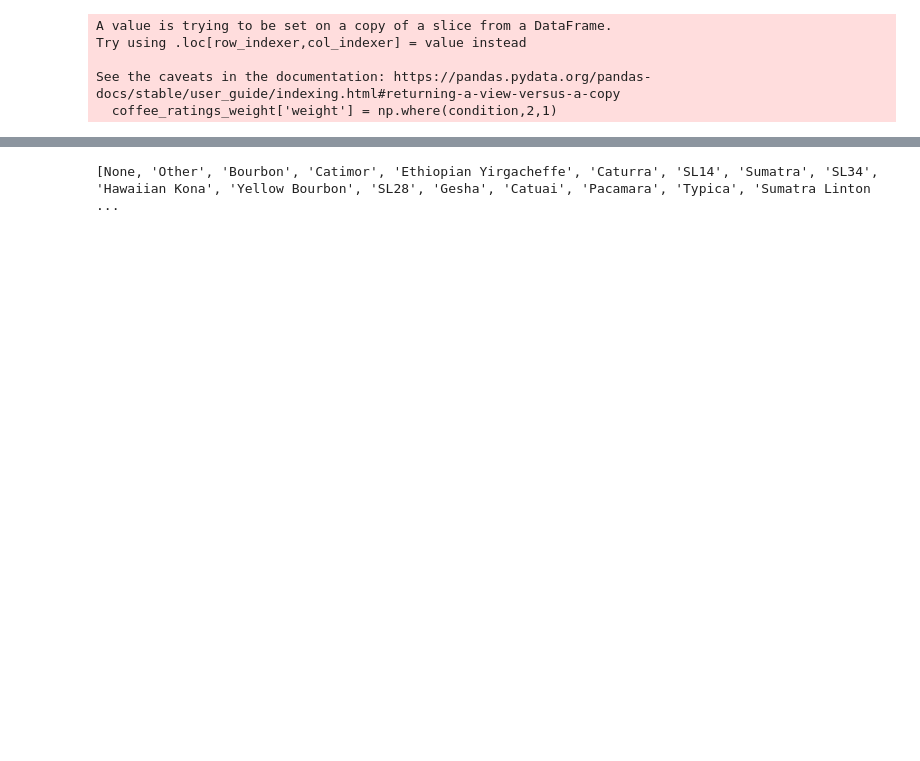
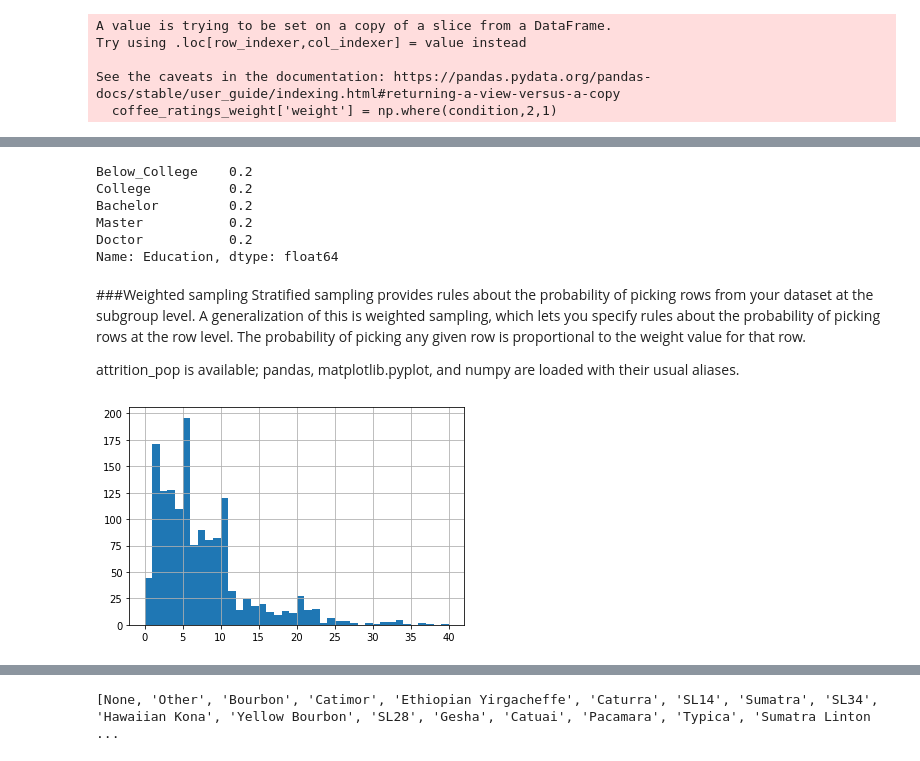
Before and after one commit to TinChung41/Google_Colab_DataCamp_Data_Analyst, a Jupyter notebook: Sampling in Python/Sampling_in_Python_2_Sampling_Methods.ipynb, the cells around one changed output, grey strips where cells are left out. Drawn from its saved outputs; the diff is of its cells as text; code cells hidden in the pictures; blank space fills up the shorter version.

```diff
--- a/Sampling in Python/Sampling_in_Python_2_Sampling_Methods.ipynb
+++ b/Sampling in Python/Sampling_in_Python_2_Sampling_Methods.ipynb
@@ -196,0 +316,28 @@ Name: country_of_origin, dtype: float64
+# %%
+# Get 30 employees from each Education group
+attrition_eq = attrition_pop.groupby('Education')\
+	.sample(n=30, random_state=2022)
+
+# Get the proportions from attrition_eq
+education_counts_eq = attrition_eq['Education'].value_counts(normalize=True)
+
+# Print the results
+print(education_counts_eq)
+# %% [output]
+Below_College    0.2
+College          0.2
+Bachelor         0.2
+Master           0.2
+Doctor           0.2
+Name: Education, dtype: float64
+# %% [markdown]
+###Weighted sampling
+Stratified sampling provides rules about the probability of picking rows from your dataset at the subgroup level. A generalization of this is weighted sampling, which lets you specify rules about the probability of picking rows at the row level. The probability of picking any given row is proportional to the weight value for that row.
+
+attrition_pop is available; pandas, matplotlib.pyplot, and numpy are loaded with their usual aliases.
+# %%
+# Plot YearsAtCompany from attrition_pop as a histogram
+attrition_pop['YearsAtCompany'].hist(bins=np.arange(0, 41, 1))
+plt.show()
+# %% [output]
+[figure, added]
```
Also changed, not shown: parts of 50 cells of this notebook.
